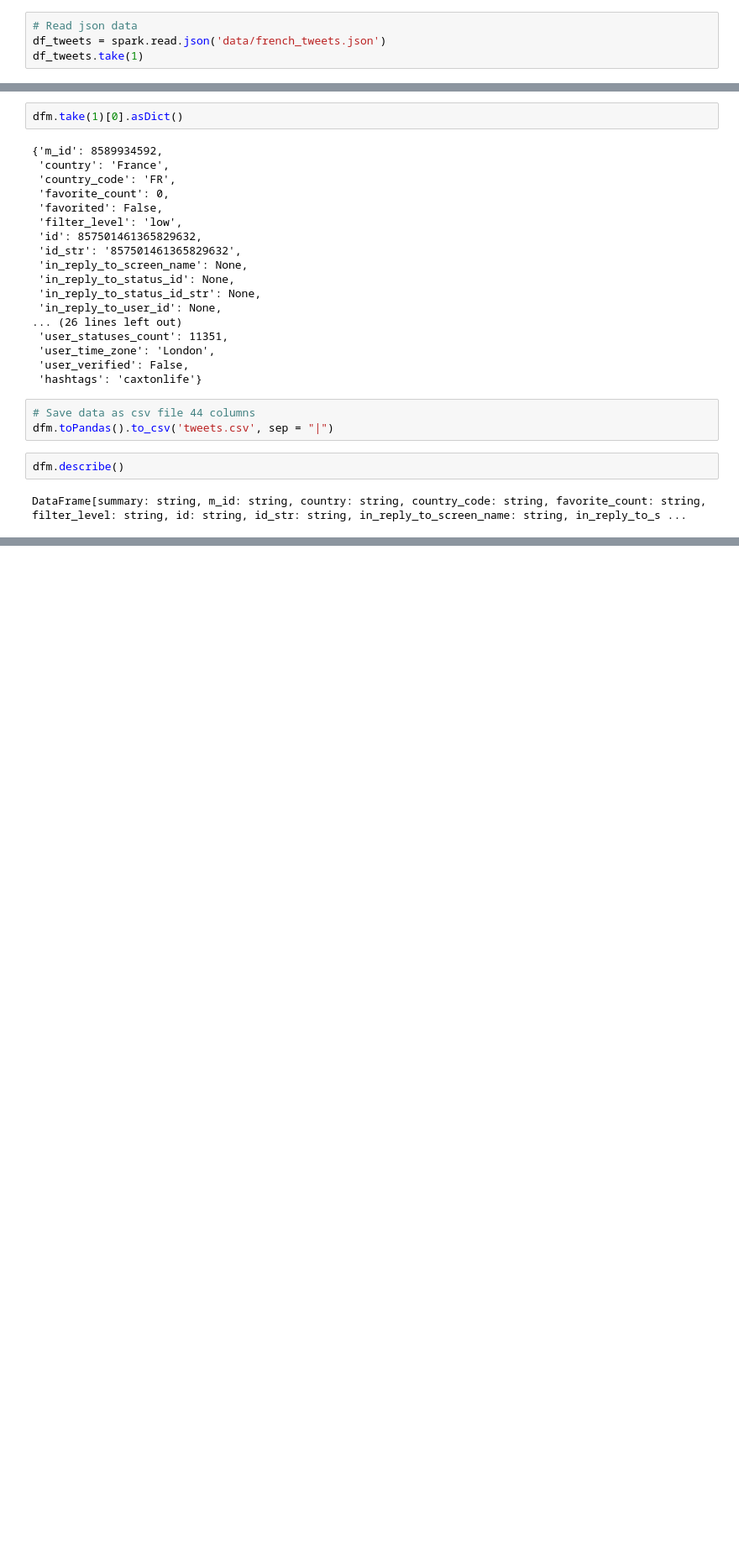
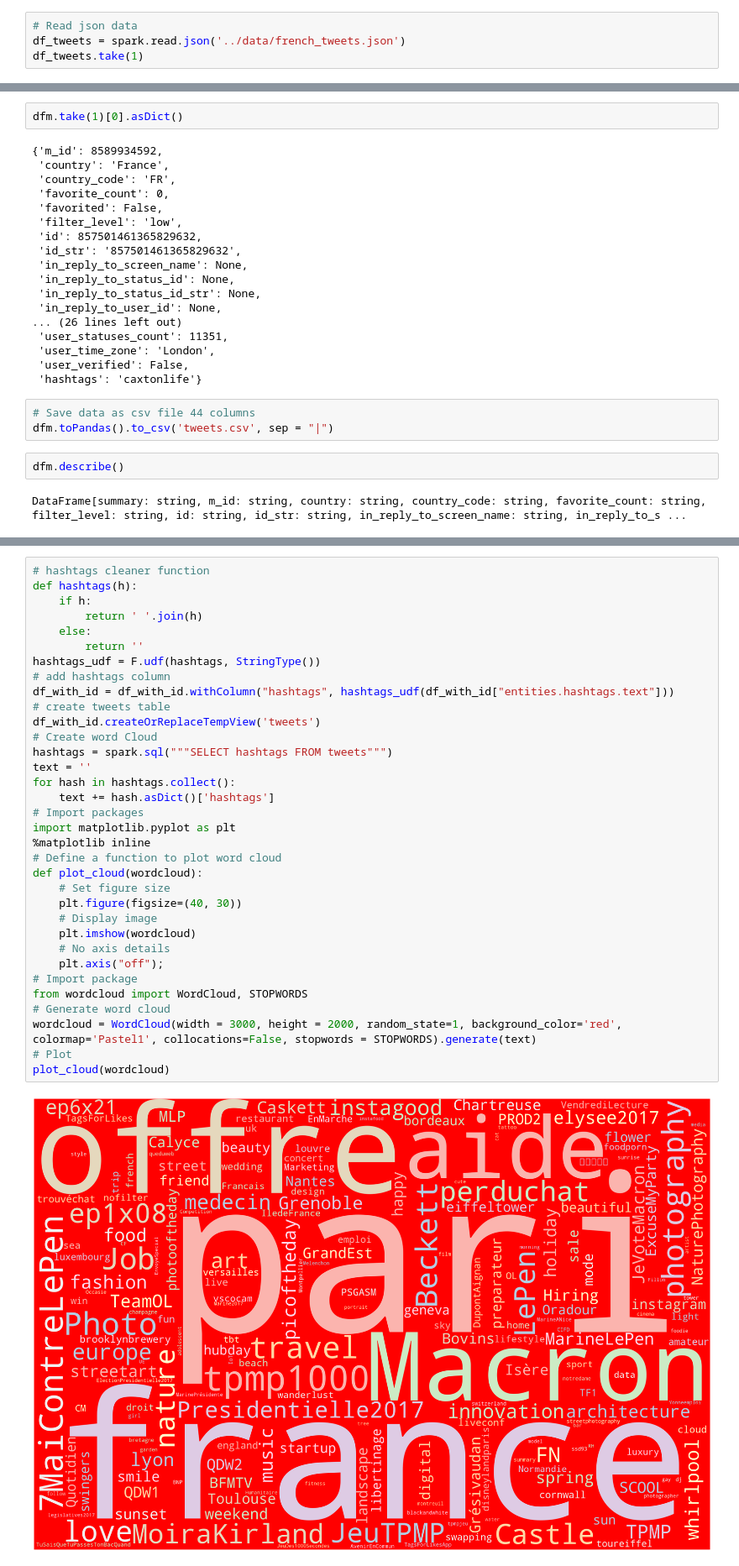
Before and after one commit to asml09/pyspark-case-study-gav, a Jupyter notebook: src/CaseStudy.ipynb, the cells around one changed output, grey strips where cells are left out. Shown at 84% size. Cells and saved outputs as stored; diff of their text form; blank space fills up the shorter version.

Commit message:
added word clouds to case study

```diff
--- a/src/CaseStudy.ipynb
+++ b/src/CaseStudy.ipynb
@@ -15,7 +15,7 @@ spark = (ps.sql.SparkSession.builder
 sc = spark.sparkContext
 # %%
 # Read json data
-df_tweets = spark.read.json('data/french_tweets.json')
+df_tweets = spark.read.json('../data/french_tweets.json')
 df_tweets.take(1)
 # %% [output]
 [Row(contributors=None, coordinates=None, created_at='Wed Apr 26 13:30:45 +0000 2017', display_text_range=None, entities=Row(hashtags=[], media=None, symbols=[], urls=[], user_mentions=[]), extended_e ...
@@ -160,0 +163,36 @@ DataFrame[summary: string, m_id: string, country: string, country_code: string,
+# %%
+# hashtags cleaner function
+def hashtags(h):
+    if h:
+        return ' '.join(h)
+    else:
+        return ''
+hashtags_udf = F.udf(hashtags, StringType())
+# add hashtags column
+df_with_id = df_with_id.withColumn("hashtags", hashtags_udf(df_with_id["entities.hashtags.text"]))
+# create tweets table
+df_with_id.createOrReplaceTempView('tweets')
+# Create word Cloud
+hashtags = spark.sql("""SELECT hashtags FROM tweets""")
+text = ''
+for hash in hashtags.collect():
+    text += hash.asDict()['hashtags']
+# Import packages
+import matplotlib.pyplot as plt
+%matplotlib inline
+# Define a function to plot word cloud
+def plot_cloud(wordcloud):
+    # Set figure size
+    plt.figure(figsize=(40, 30))
+    # Display image
+    plt.imshow(wordcloud)
+    # No axis details
+    plt.axis("off");
+# Import package
+from wordcloud import WordCloud, STOPWORDS
+# Generate word cloud
+wordcloud = WordCloud(width = 3000, height = 2000, random_state=1, background_color='red', colormap='Pastel1', collocations=False, stopwords = STOPWORDS).generate(text)
+# Plot
+plot_cloud(wordcloud)
+# %% [output]
+[figure, added]
```
Also changed, not shown: parts of 3 cells of this notebook.
